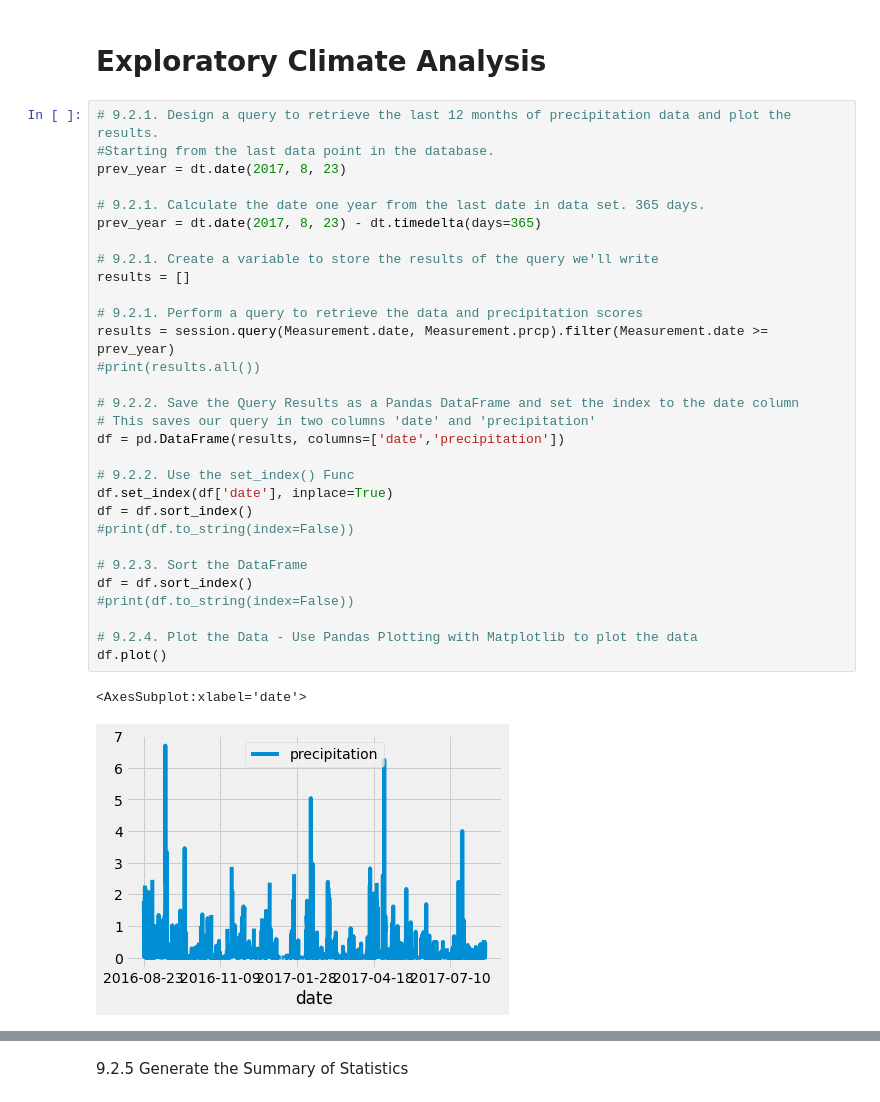
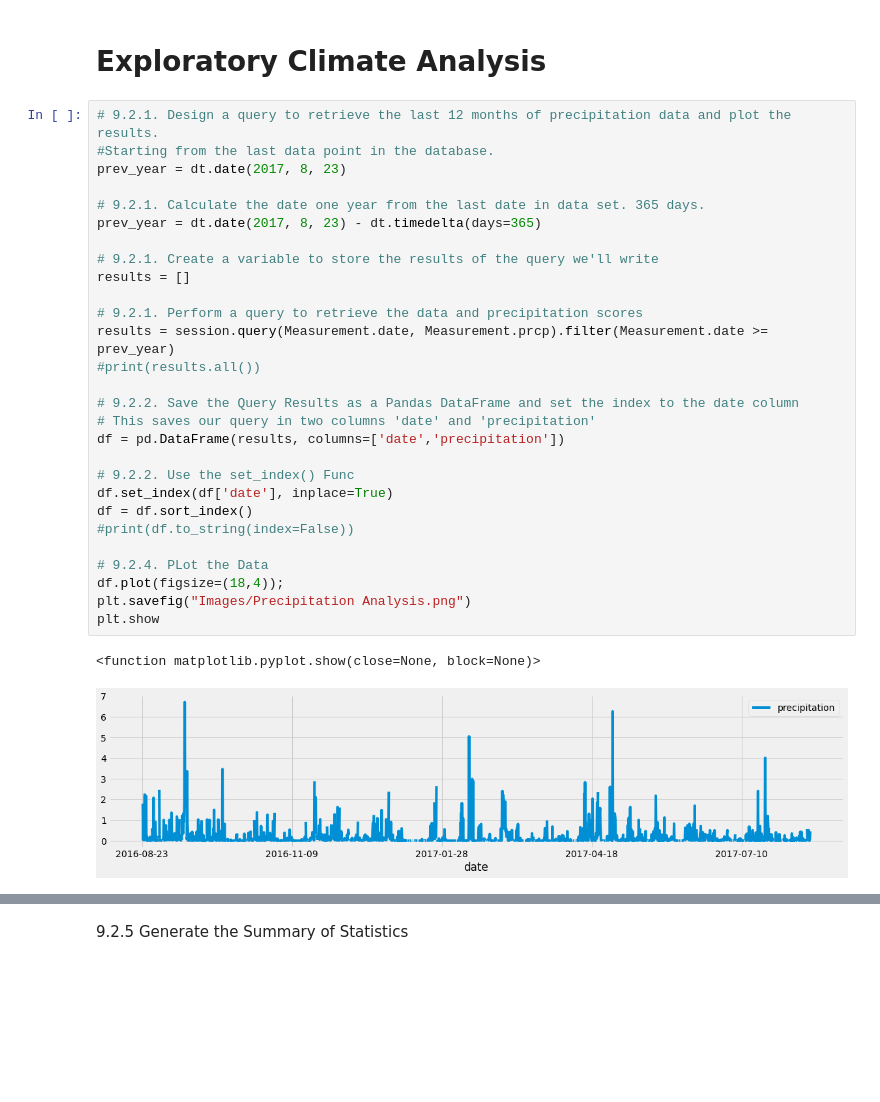
Before and after one commit to achoav/surfs_up, a Jupyter notebook: climate_analysis.ipynb, the cells around one changed output, grey strips where cells are left out. Drawn from its saved outputs; the diff is of its cells as text; blank space fills up the shorter version.

```diff
--- a/climate_analysis.ipynb
+++ b/climate_analysis.ipynb
@@ -81,33 +81,31 @@ for results in results:
 # %%
 # 9.2.1. Design a query to retrieve the last 12 months of precipitation data and plot the results.
 #Starting from the last data point in the database.
 prev_year = dt.date(2017, 8, 23)
 
 # 9.2.1. Calculate the date one year from the last date in data set. 365 days.
 prev_year = dt.date(2017, 8, 23) - dt.timedelta(days=365)
 
 # 9.2.1. Create a variable to store the results of the query we'll write
 results = []
 
 # 9.2.1. Perform a query to retrieve the data and precipitation scores
 results = session.query(Measurement.date, Measurement.prcp).filter(Measurement.date >= prev_year)
 #print(results.all())
 
 # 9.2.2. Save the Query Results as a Pandas DataFrame and set the index to the date column
 # This saves our query in two columns 'date' and 'precipitation'
 df = pd.DataFrame(results, columns=['date','precipitation'])
 
 # 9.2.2. Use the set_index() Func
 df.set_index(df['date'], inplace=True)
 df = df.sort_index()
 #print(df.to_string(index=False))
 
-# 9.2.3. Sort the DataFrame
-df = df.sort_index()
-#print(df.to_string(index=False))
-
-# 9.2.4. Plot the Data - Use Pandas Plotting with Matplotlib to plot the data
-df.plot()
+# 9.2.4. PLot the Data
+df.plot(figsize=(18,4));
+plt.savefig("Images/Precipitation Analysis.png")
+plt.show
 # %% [output]
-<AxesSubplot:xlabel='date'>
+<function matplotlib.pyplot.show(close=None, block=None)>
-[figure, old version]
+[figure, new version]
```
Also changed, not shown: parts of 2 cells of this notebook, 5 other files.
